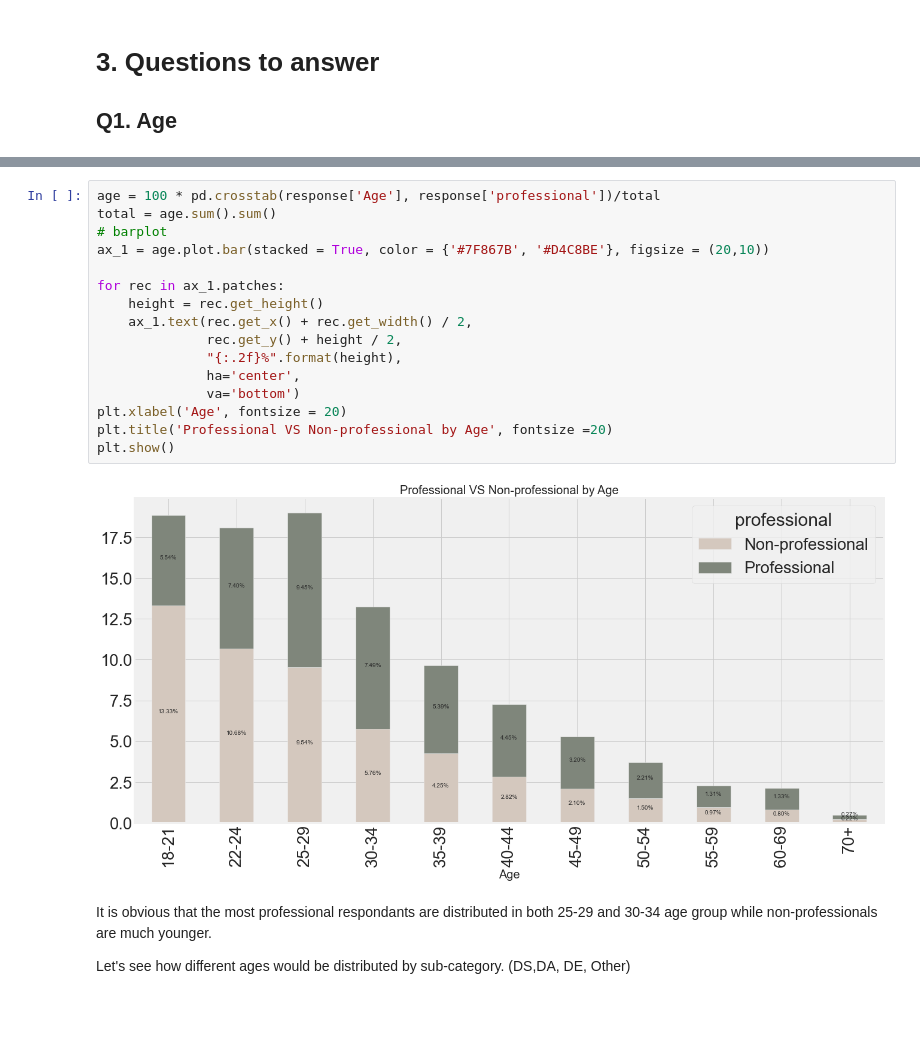
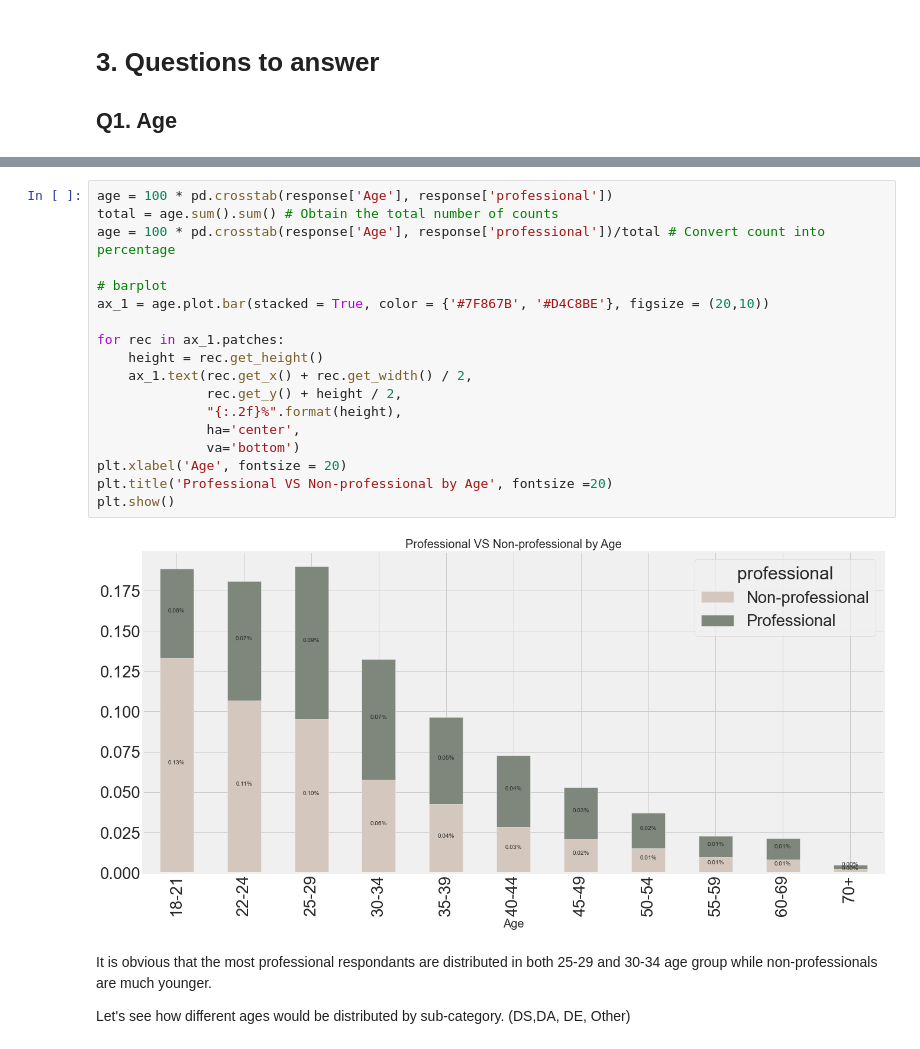
Before and after one commit to Sep-eg/kaggle_survey2021, a Jupyter notebook: submission/1st_kaggle_survey2021.ipynb, the cells around one changed output, grey strips where cells are left out. Saved outputs shown, nothing was run; the diff lists cells and outputs as text; blank space fills up the shorter version.

```diff
--- a/submission/1st_kaggle_survey2021.ipynb
+++ b/submission/1st_kaggle_survey2021.ipynb
@@ -233,21 +213,23 @@ dtype: float64
 # %%
-age = 100 * pd.crosstab(response['Age'], response['professional'])/total
-total = age.sum().sum()
+age = 100 * pd.crosstab(response['Age'], response['professional'])
+total = age.sum().sum() # Obtain the total number of counts
+age = 100 * pd.crosstab(response['Age'], response['professional'])/total # Convert count into percentage
+
 # barplot
 ax_1 = age.plot.bar(stacked = True, color = {'#7F867B', '#D4C8BE'}, figsize = (20,10))
 
 for rec in ax_1.patches:
     height = rec.get_height()
     ax_1.text(rec.get_x() + rec.get_width() / 2,
               rec.get_y() + height / 2,
               "{:.2f}%".format(height),
               ha='center',
               va='bottom')
 plt.xlabel('Age', fontsize = 20)
 plt.title('Professional VS Non-professional by Age', fontsize =20)
 plt.show()
 # %% [output]
-[figure, old version]
+[figure, new version]
 # %% [markdown]
 It is obvious that the most professional respondants are distributed in both 25-29 and 30-34 age group while non-professionals are much younger.
 
```
Also changed, not shown: parts of 2 cells of this notebook.
